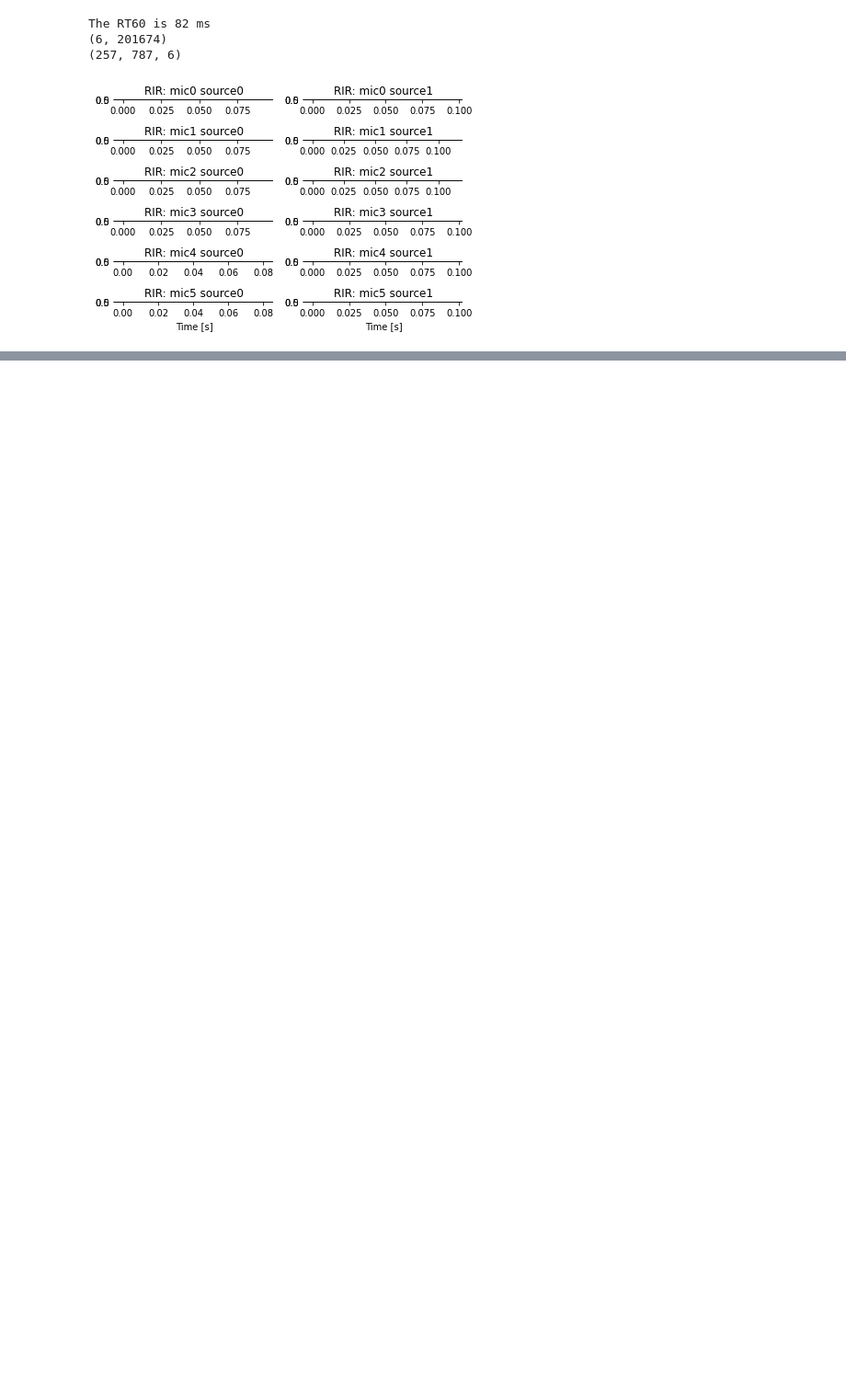
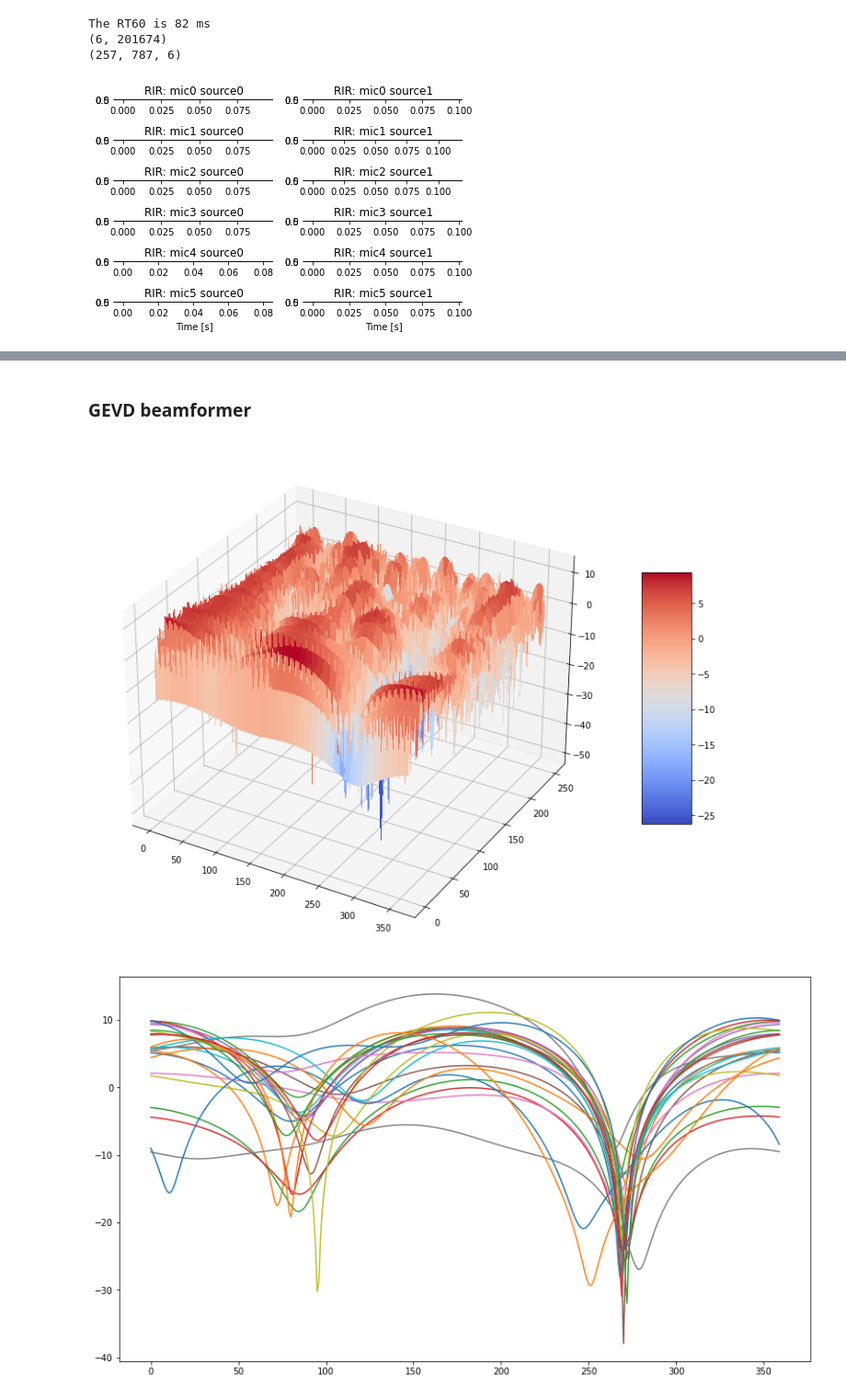
Before and after one commit to wangwei2009/DistantSpeech, a Jupyter notebook: example/mvdr.ipynb, the cells around one changed output, grey strips where cells are left out. Shown at 92% size. Saved outputs shown, nothing was run; the diff lists cells and outputs as text; code cells hidden in the pictures; blank space fills up the shorter version.

```diff
--- a/example/mvdr.ipynb
+++ b/example/mvdr.ipynb
@@ -170,0 +203,26 @@ visual(array_data[0], yout)
+# %% [markdown]
+### GEVD beamformer
+# %%
+
+W_gev = get_gev_vector(Phi_xx_all, Phi_vv_all)
+W_gev = phase_correction(W_gev)
+W_gev = blind_analytic_normalization(W_gev, Phi_vv_all)
+
+
+Yout = np.einsum('inj,ij->in', D, W_gev.conj())
+
+
+beamformer_obj = beamformer(mic=mic_array, frame_len=512)
+beamout = beamformer_obj.compute_beampattern(mic_array, weights=W_gev.T)
+mesh(beamout[:, 2:-2].T)
+
+plt.figure(figsize=(14, 8))
+plt.plot(beamout[:, 8:32])
+plt.show()
+
+yout_gevd = transform.istft(Yout)
+visual(array_data[0], yout_gevd)
+pt(array_data[0], yout_gevd)
+# %% [output]
+[figure, added]
+[figure, added]
```
Also changed, not shown: parts of 9 cells of this notebook.
